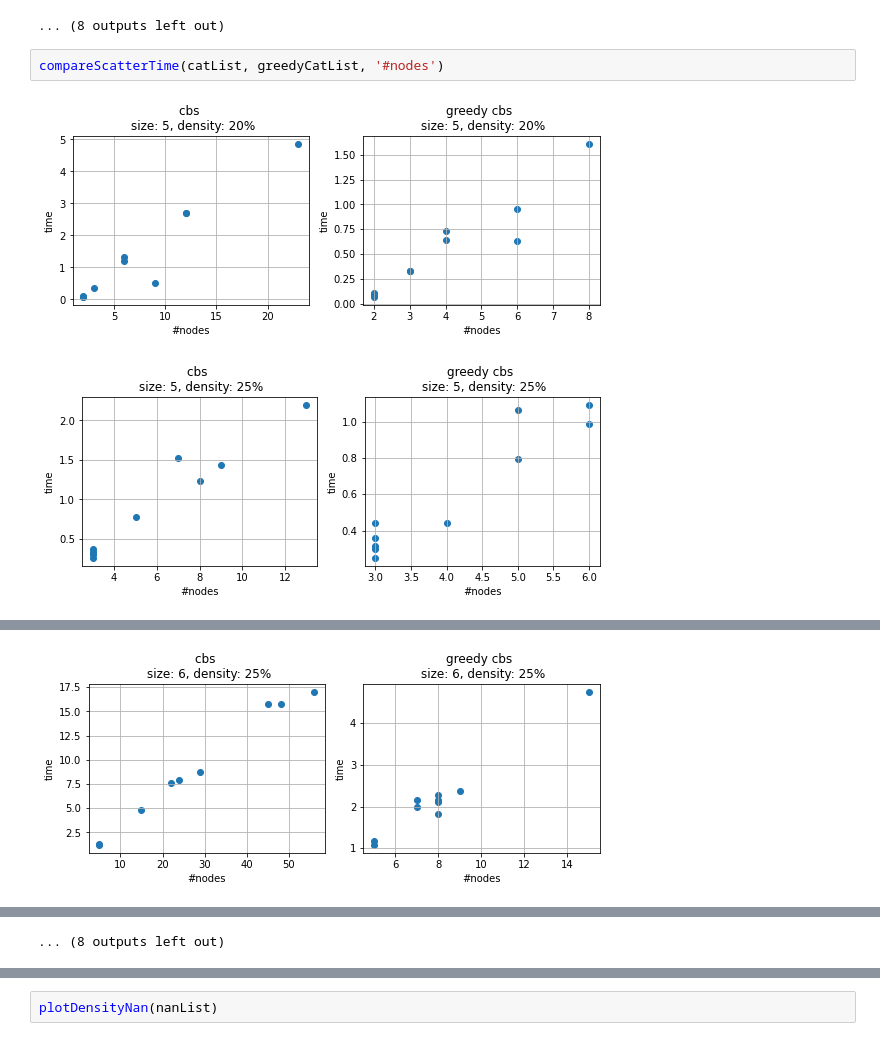
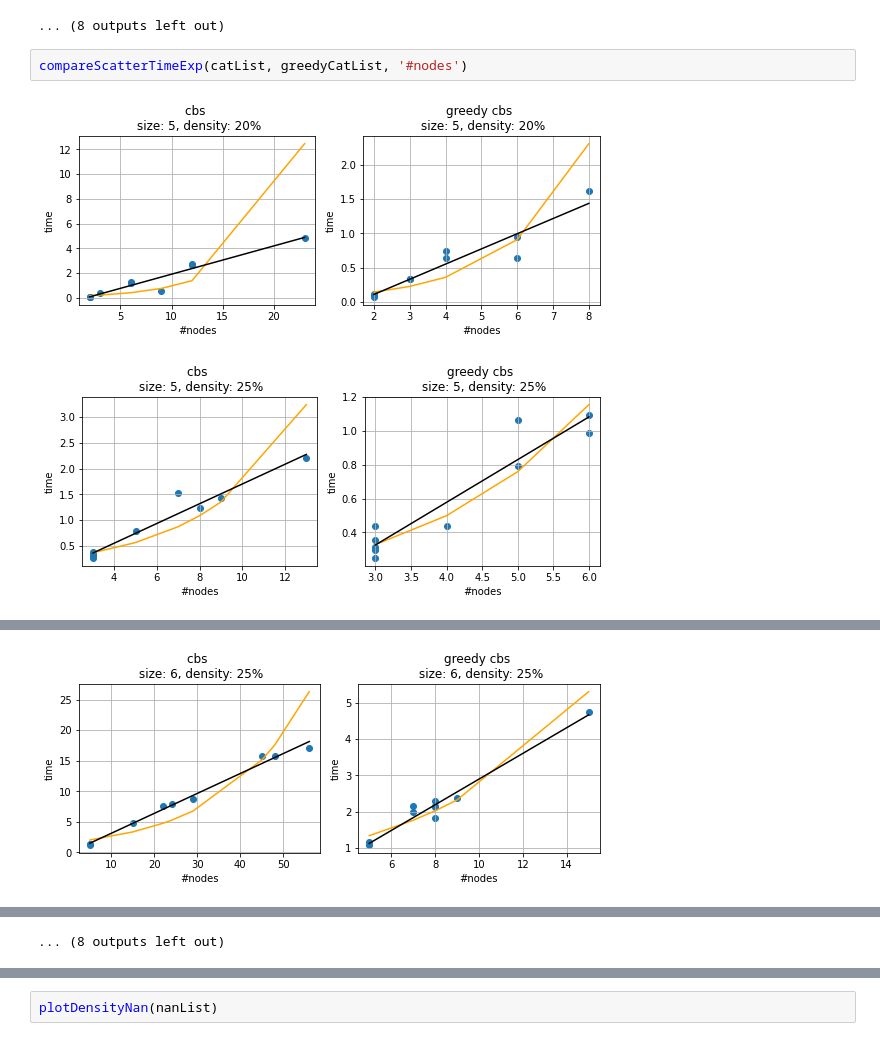
Before and after one commit to Philomena892/AndreevMoek, a Jupyter notebook: CBS/newDataAnalysis.ipynb, the cells around one changed output, grey strips where cells are left out. Drawn from its saved outputs; the diff is of its cells as text.

```diff
--- a/CBS/newDataAnalysis.ipynb
+++ b/CBS/newDataAnalysis.ipynb
@@ -489,7 +597,7 @@ compareBar(catList, greedyCatList, 'horizon')
 [figure]
 ... (8 outputs left out)
 # %%
-compareScatterTime(catList, greedyCatList, '#nodes')
+compareScatterTimeExp(catList, greedyCatList, '#nodes')
 # %% [output]
-[figure, old version]
+[figure, new version]
-[figure, old version]
+[figure, new version]
@@ -500 +608 @@ compareScatterTime(catList, greedyCatList, '#nodes')
-[figure, old version]
+[figure, new version]
```
Also changed, not shown: parts of 15 cells of this notebook.
